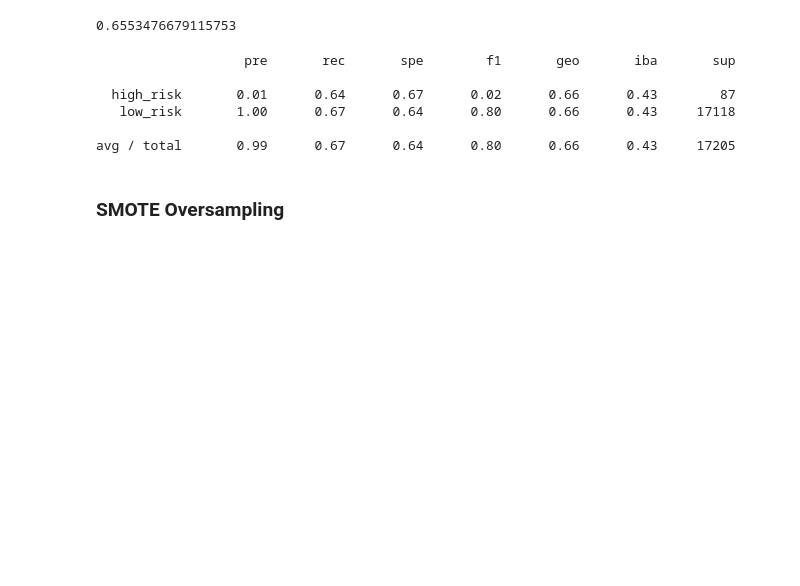
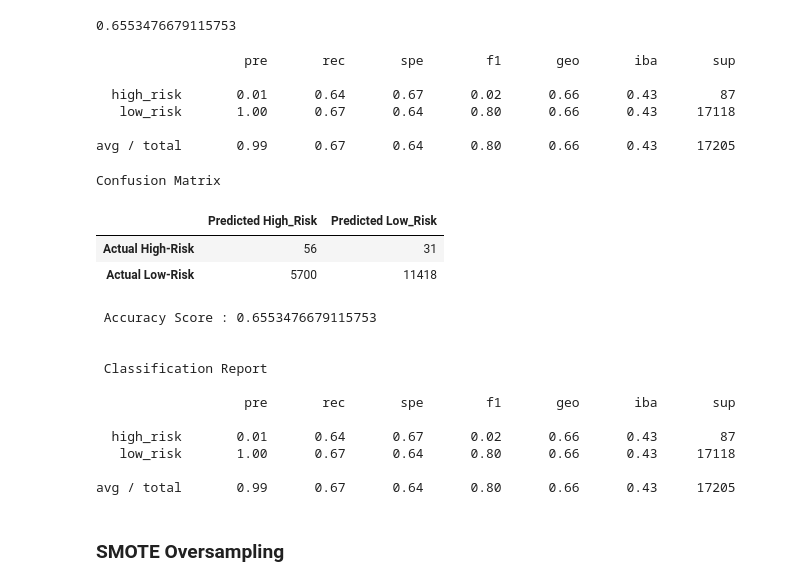
Before and after one commit to shantaljambotkar/17-Credit_Risk_Analysis, a Jupyter notebook: credit_risk_resampling.ipynb, the cells around one changed output. Cells and saved outputs as stored; diff of their text form; code cells hidden in the pictures; blank space fills up the shorter version.

```diff
--- a/credit_risk_resampling.ipynb
+++ b/credit_risk_resampling.ipynb
@@ -167,4 +167,8 @@ LogisticRegression(random_state=1)
 from sklearn.metrics import confusion_matrix
 
 y_pred = model.predict(X_test)
-confusion_matrix(y_test, y_pred)
+
+cm = confusion_matrix(y_test, y_pred)
+cm_df = pd.DataFrame(
+    cm, index=["Actual High-Risk", "Actual Low-Risk"], columns=["Predicted High_Risk", "Predicted Low_Risk"]
+)
@@ -189,6 +191,29 @@ print(classification_report_imbalanced(y_test, y_pred))
    low_risk       1.00      0.67      0.64      0.80      0.66      0.43     17118
 
 avg / total       0.99      0.67      0.64      0.80      0.66      0.43     17205
+# %%
+# Displaying results
+print("Confusion Matrix")
+display(cm_df)
+print(f"\n Accuracy Score : {acc_score}")
+print("\n \n Classification Report \n")
+print(classification_report_imbalanced(y_test, y_pred))
+# %% [output]
+Confusion Matrix
+|  | Predicted High_Risk | Predicted Low_Risk |
+| Actual High-Risk | 56 | 31 |
+| Actual Low-Risk | 5700 | 11418 |
+ Accuracy Score : 0.6553476679115753
+
+
+ Classification Report
+
+                   pre       rec       spe        f1       geo       iba       sup
+
+  high_risk       0.01      0.64      0.67      0.02      0.66      0.43        87
+   low_risk       1.00      0.67      0.64      0.80      0.66      0.43     17118
+
+avg / total       0.99      0.67      0.64      0.80      0.66      0.43     17205
 # %% [markdown]
 ### SMOTE Oversampling
 # %%
```
Also changed, not shown: parts of 15 cells of this notebook, 5 other files.
